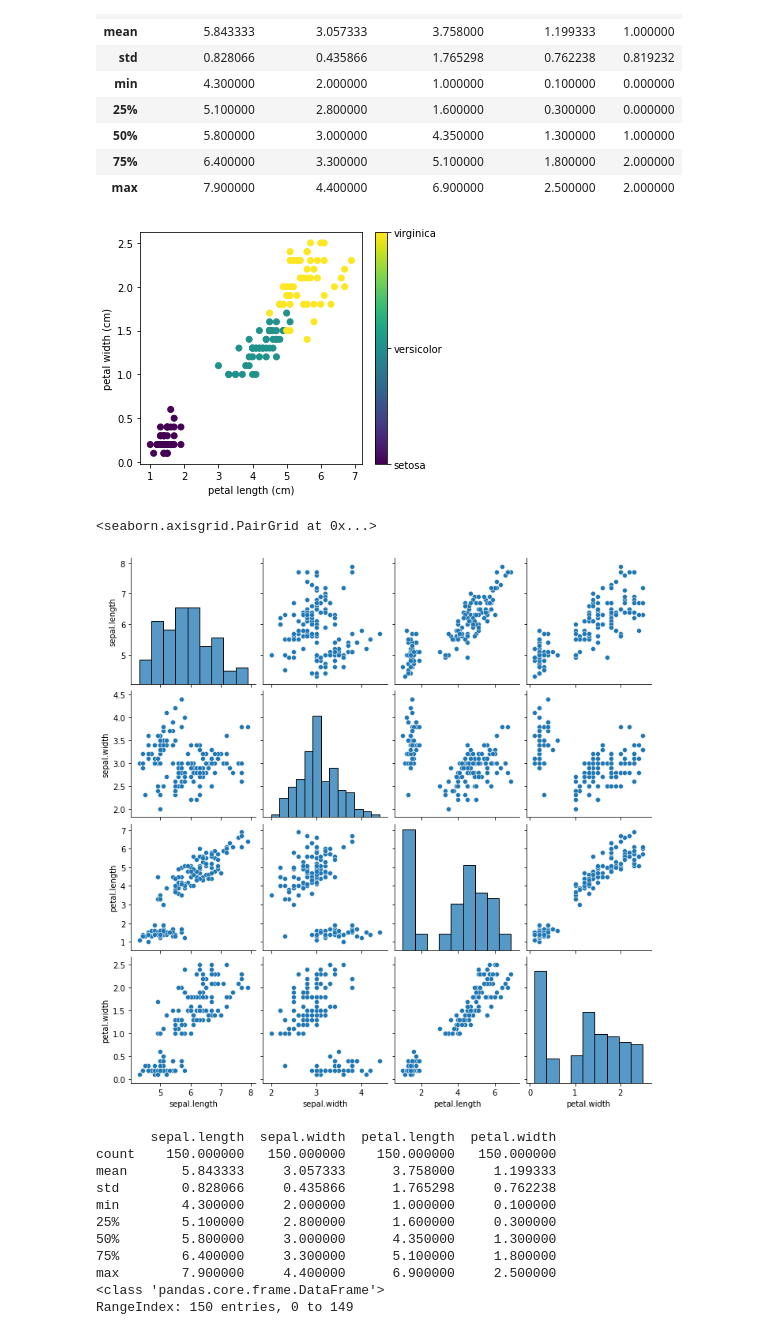
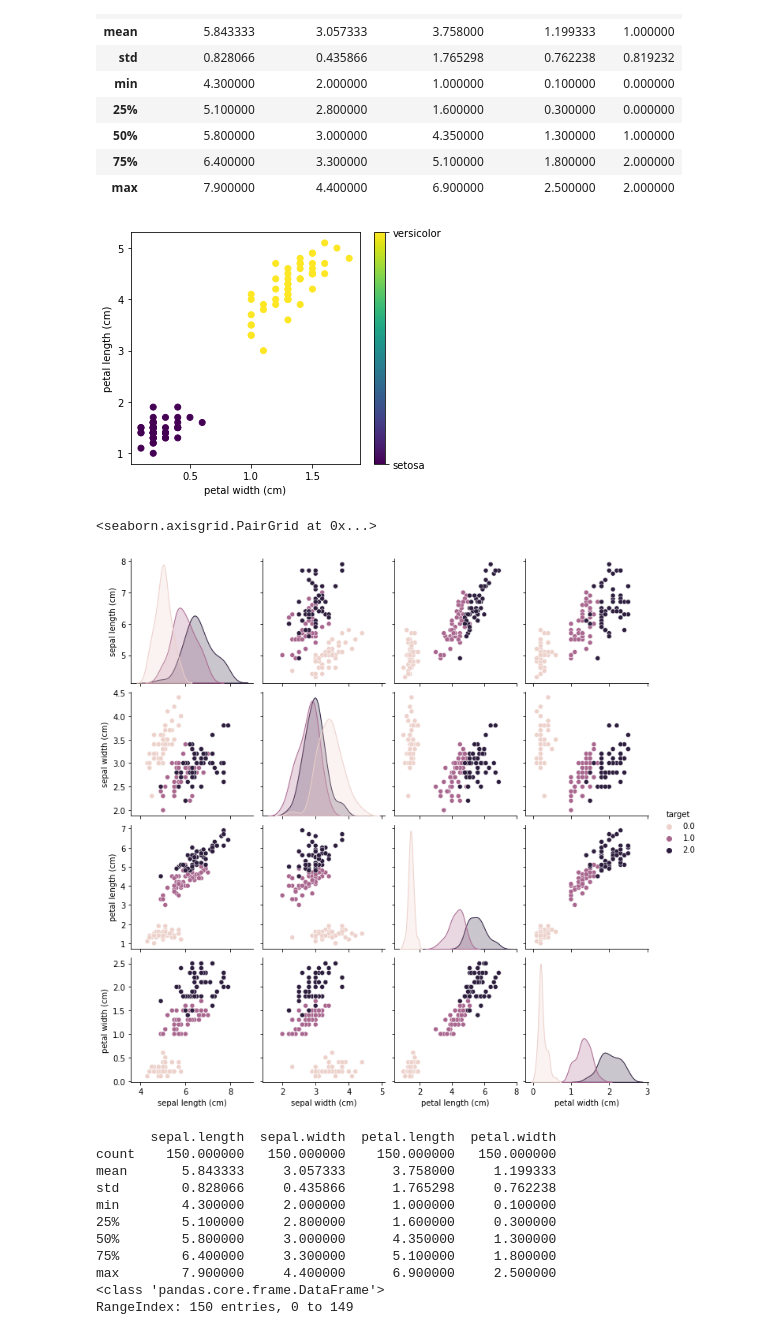
Before and after one commit to MohammadFarrahi/AI-SummerSchool-ACM2021-Task3, a Jupyter notebook: task3-2.ipynb, the cells around one changed output. Saved outputs shown, nothing was run; the diff lists cells and outputs as text; code cells hidden in the pictures.

```diff
--- a/task3-2.ipynb
+++ b/task3-2.ipynb
@@ -35,20 +35,20 @@ formatter = plt.FuncFormatter(lambda i, *args: iris.target_names[int(i)])
 plt.figure(figsize=(5, 4))
 plt.scatter(dff['petal width (cm)'], dff['petal length (cm)'], c=dff['target'])
 plt.colorbar(ticks=[0, 1], format=formatter)
-plt.xlabel(iris.feature_names[x_index])
-plt.ylabel(iris.feature_names[y_index])
+plt.xlabel('petal width (cm)')
+plt.ylabel('petal length (cm)')
 
 plt.tight_layout()
 plt.show()
 # %% [output]
-[figure, old version]
+[figure, new version]
 # %%
 #2.5
 import seaborn as sns
-sns.pairplot(iris)
+sns.pairplot(df, hue='target')
 # %% [output]
 <seaborn.axisgrid.PairGrid at 0x...>
-[figure, old version]
+[figure, new version]
 # %%
 #based on diagrams above, it can be linearly seperated.
 # %%
```
Also changed, not shown: parts of 5 cells of this notebook.
